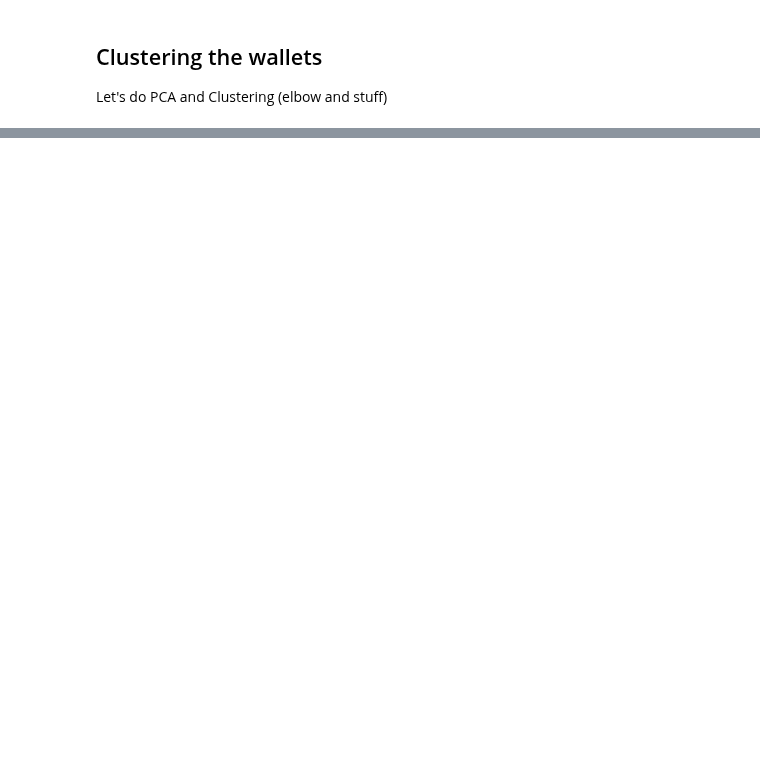
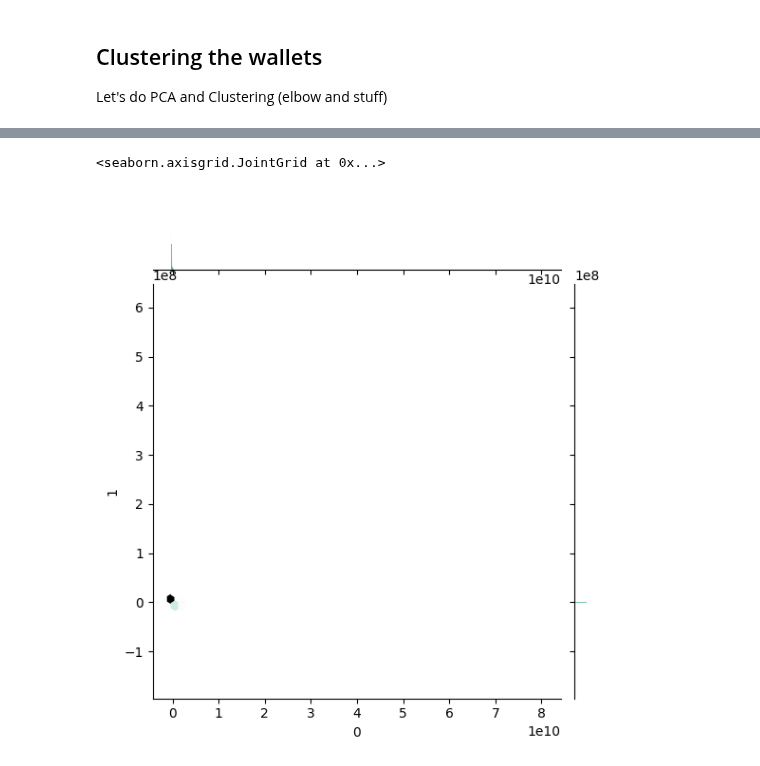
Before and after one commit to duneanalytics/dune-client, a Jupyter notebook: examples/Protocol and Chain Wallet Clustering.ipynb, the cells around one changed output, grey strips where cells are left out. Drawn from its saved outputs; the diff is of its cells as text; code cells hidden in the pictures; blank space fills up the shorter version.

```diff
--- a/examples/Protocol and Chain Wallet Clustering.ipynb
+++ b/examples/Protocol and Chain Wallet Clustering.ipynb
@@ -50,3 +99,13 @@ It costs 0 credits to run on the free engine in Y minutes, and costs Z credits f
 ## Clustering the wallets
 
 Let's do PCA and Clustering (elbow and stuff)
+# %%
+from sklearn.decomposition import PCA
+
+numerics = ['int64','float64']
+df_filtered = query_result.select_dtypes(include=numerics)
+
+pca = PCA()
+df_pca = pca.fit_transform(X=df_filtered)
+df_pca = pd.DataFrame(df_pca)
+df_pca.head()
@@ -52,0 +119,7 @@ Let's do PCA and Clustering (elbow and stuff)
+# %%
+import seaborn as sns
+
+sns.jointplot(x=df_pca[0], y=df_pca[1], kind="hex", color="#4CB391")
+# %% [output]
+<seaborn.axisgrid.JointGrid at 0x...>
+[figure, added]
```
Also changed, not shown: parts of 12 cells of this notebook, 3 other files.
